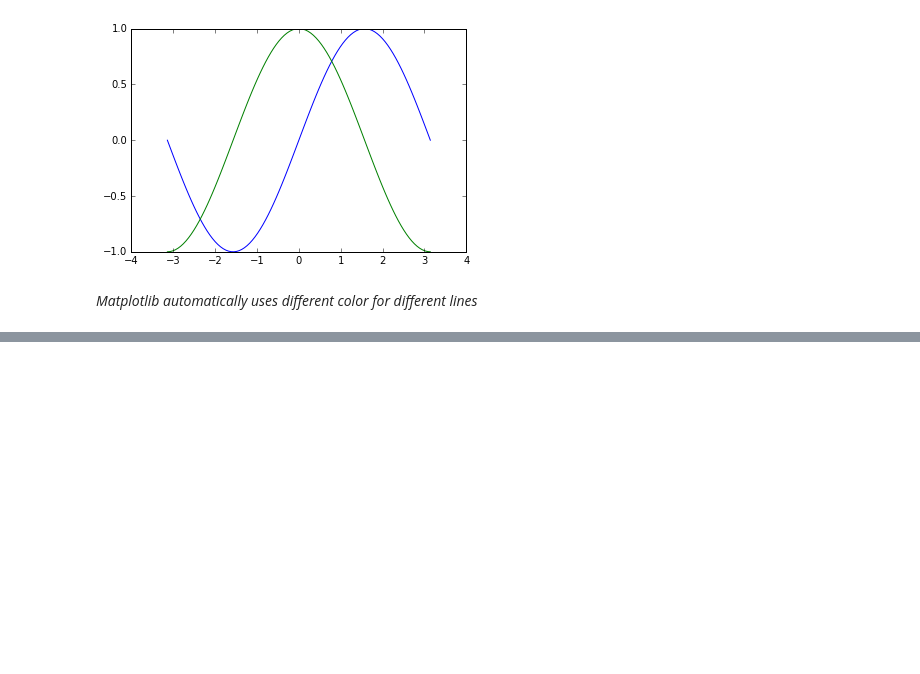
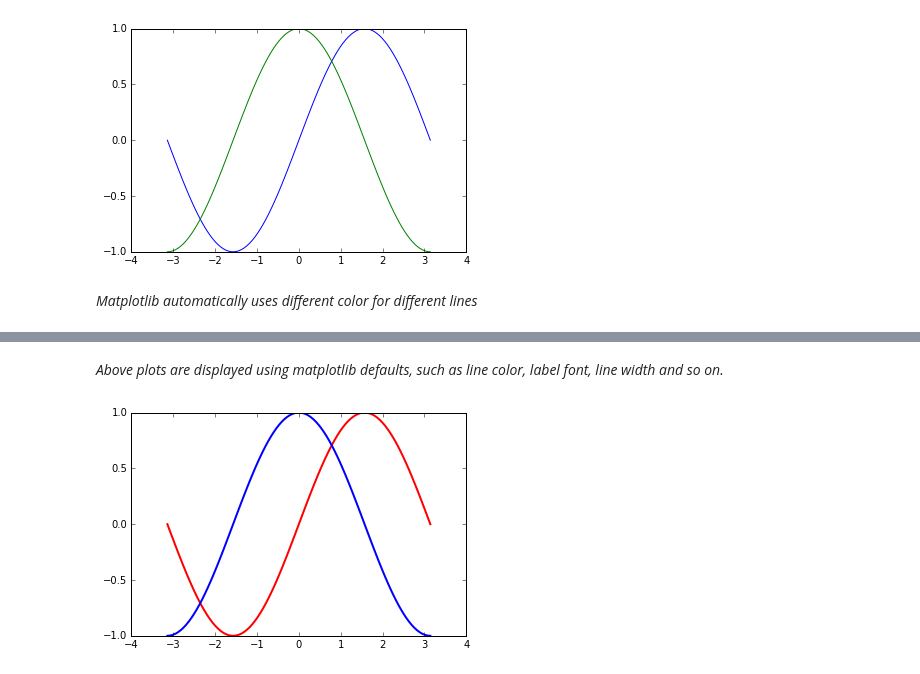
Before and after one commit to learningwithdg/datascience, a Jupyter notebook: Numpy III and Matplotlib I.ipynb, the cells around one changed output, grey strips where cells are left out. Saved outputs shown, nothing was run; the diff lists cells and outputs as text; code cells hidden in the pictures; blank space fills up the shorter version.

```diff
--- a/Numpy III and Matplotlib I.ipynb
+++ b/Numpy III and Matplotlib I.ipynb
@@ -188,0 +184,9 @@ plt.grid()
+# %% [markdown]
+*Above plots are displayed using matplotlib defaults, such as line color, label font, line width and so on.*
+# %%
+# for example changing line color and line width
+plt.plot(x, np.sin(x), color='red', linewidth=2.0)
+plt.plot(x, np.cos(x), color='blue', linewidth=2.0)
+plt.show()
+# %% [output]
+[figure, added]
```
Also changed, not shown: parts of 14 cells of this notebook.
